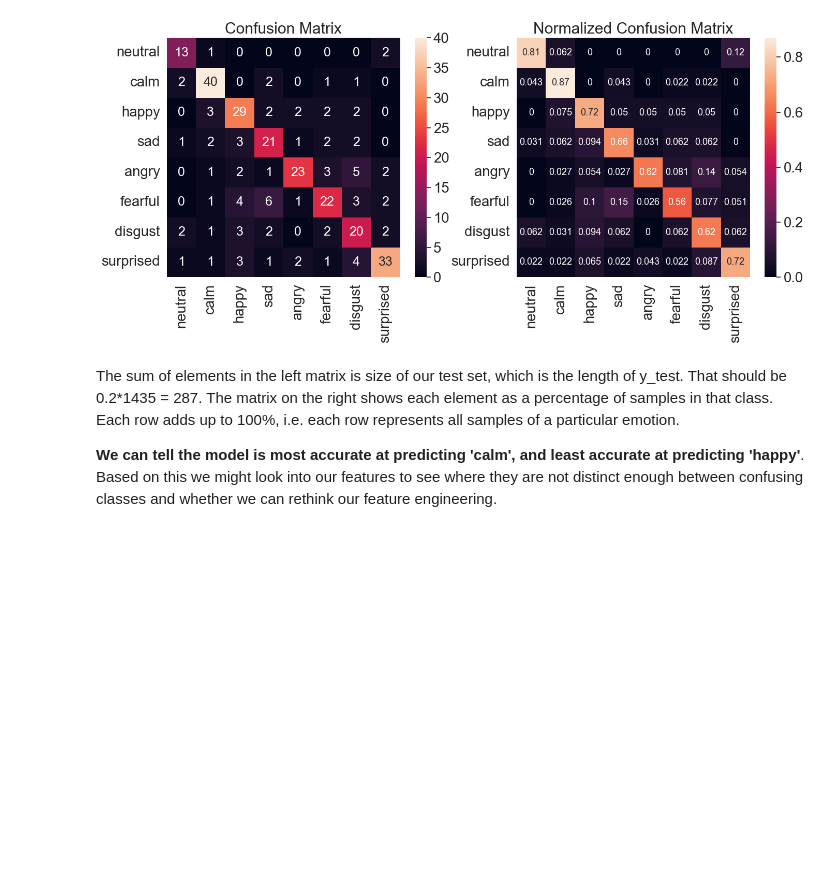
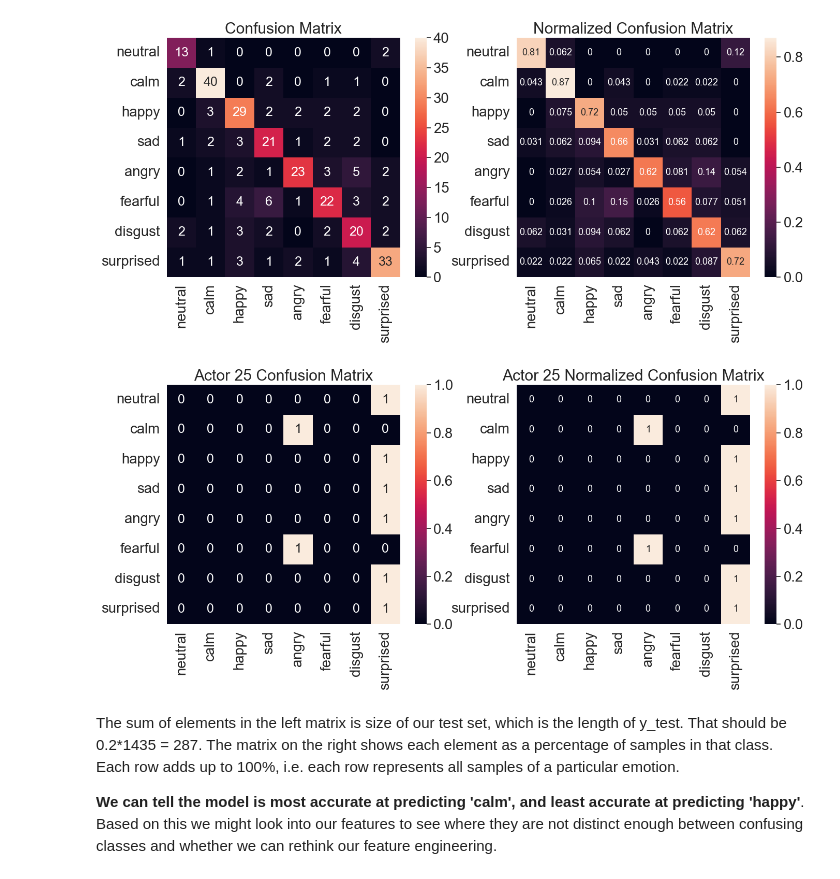
Before and after one commit to timothytzkung/Week4-NeuralNetworks, a Jupyter notebook: Week4__Neural_Networks.ipynb, the cells around one changed output. Drawn from its saved outputs; the diff is of its cells as text; code cells hidden in the pictures; blank space fills up the shorter version.

Commit message:
Updated Notebook + CSV Files
- Updated notebook to test scores on Actor 25 data set
- Added/Generated CSV files for Actor 25

```diff
--- a/Week4__Neural_Networks.ipynb
+++ b/Week4__Neural_Networks.ipynb
@@ -224,6 +243,9 @@ Once saved you only need to load them later by running the cell below, and **ski
 # %%
 features=pd.read_csv('featuresRavdess.csv',index_col=0)
 emotions=pd.read_csv('emotionsRavdess.csv',index_col=0)
+
+my_features=pd.read_csv('my_featuresRavdess.csv',index_col=0)
+my_emotions=pd.read_csv('my_emotionsRavdess.csv',index_col=0)
 # %% [markdown]
 Let's see what the features we extracted look like:
 # %%
@@ -307,10 +346,16 @@ scaler = StandardScaler()
 features_scaled = features
 features_scaled = scaler.fit_transform(features_scaled)
 
+my_features_scaled = my_features
+my_features_scaled = scaler.fit_transform(my_features_scaled)
+
 scaler = MinMaxScaler()
 # keep our unscaled features just in case we need to process them alternatively
-features_minmax = features
-features_minmax = scaler.fit_transform(features_minmax)
+my_features_minmax = my_features
+my_features_minmax = scaler.fit_transform(my_features_minmax)
+
+my_features_minmax = my_features
+my_features_minmax = scaler.fit_transform(my_features_minmax)
 # %% [markdown]
 Make sure our features are properly scaled:
 # %%
@@ -629,6 +694,11 @@ import seaborn as sn # I like seaborn's confusion matrix over sklearn's default
 # get predictions on test set
 test_emotion_predictions = model.predict(X_test)
 test_emotion_groundtruth = y_test
+
+my_emotion_predictions = model.predict(my_features_scaled)
+my_emotion_groundtruth = my_emotions
+
+
 
 # set labels for matrix axes from emotions
 emotion_list =['neutral','calm','happy','sad','angry','fearful','disgust','surprised']
@@ -638,18 +708,29 @@ emotion_name = [emotion for emotion in emotion_list]
 conf_matrix = confusion_matrix(test_emotion_groundtruth, test_emotion_predictions, labels=emotion_list)
 conf_matrix_norm = confusion_matrix(test_emotion_groundtruth, test_emotion_predictions,normalize='true', labels=emotion_list)
 
+my_conf_matrix = confusion_matrix(my_emotion_groundtruth, my_emotion_predictions, labels=emotion_list)
+my_conf_matrix_norm = confusion_matrix(my_emotion_groundtruth, my_emotion_predictions,normalize='true', labels=emotion_list)
+
+
 
 
 # make a confusion matrix with labels using a DataFrame
 confmatrix_df = pd.DataFrame(conf_matrix, index=emotion_name, columns=emotion_name)
 confmatrix_df_norm = pd.DataFrame(conf_matrix_norm, index=emotion_name, columns=emotion_name)
 
+my_confmatrix_df = pd.DataFrame(my_conf_matrix, index=emotion_name, columns=emotion_name)
+my_confmatrix_df_norm = pd.DataFrame(my_conf_matrix_norm, index=emotion_name, columns=emotion_name)
+
+
 # plot confusion matrices
 plt.figure(figsize=(16,6))
 sn.set(font_scale=1.8) # emotion label and title size
+
+
 plt.subplot(1,2,1)
 plt.title('Confusion Matrix')
 sn.heatmap(confmatrix_df, annot=True, annot_kws={"size": 18}) #annot_kws is value font
+
 plt.subplot(1,2,2)
 plt.title('Normalized Confusion Matrix')
 sn.heatmap(confmatrix_df_norm, annot=True, annot_kws={"size": 13}) #annot_kws is value font
@@ -657,6 +738,23 @@ sn.heatmap(confmatrix_df_norm, annot=True, annot_kws={"size": 13}) #annot_kws is
 plt.show()
 # %% [output]
 [figure]
+# %%
+
+# plot confusion matrices
+plt.figure(figsize=(16,6))
+sn.set(font_scale=1.8) # emotion label and title size
+
+plt.subplot(1,2,1)
+plt.title('Actor 25 Confusion Matrix')
+sn.heatmap(my_confmatrix_df, annot=True, annot_kws={"size": 18}) #annot_kws is value font
+
+plt.subplot(1,2,2)
+plt.title('Actor 25 Normalized Confusion Matrix')
+sn.heatmap(my_confmatrix_df_norm, annot=True, annot_kws={"size": 13}) #annot_kws is value font
+
+plt.show()
+# %% [output]
+[figure, added]
 # %% [markdown]
 The sum of elements in the left matrix is size of our test set, which is the length of y_test. That should be 0.2*1435 = 287. The matrix on the right shows each element as a percentage of samples in that class. Each row adds up to 100%, i.e. each row represents all samples of a particular emotion.
 
```
Also changed, not shown: parts of 15 cells of this notebook, 2 other files.
